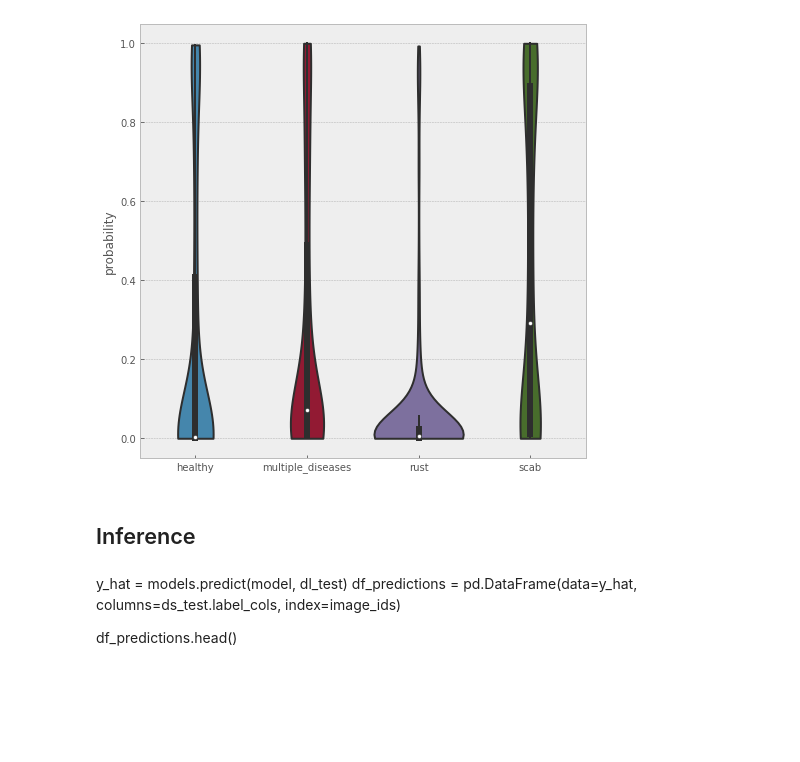
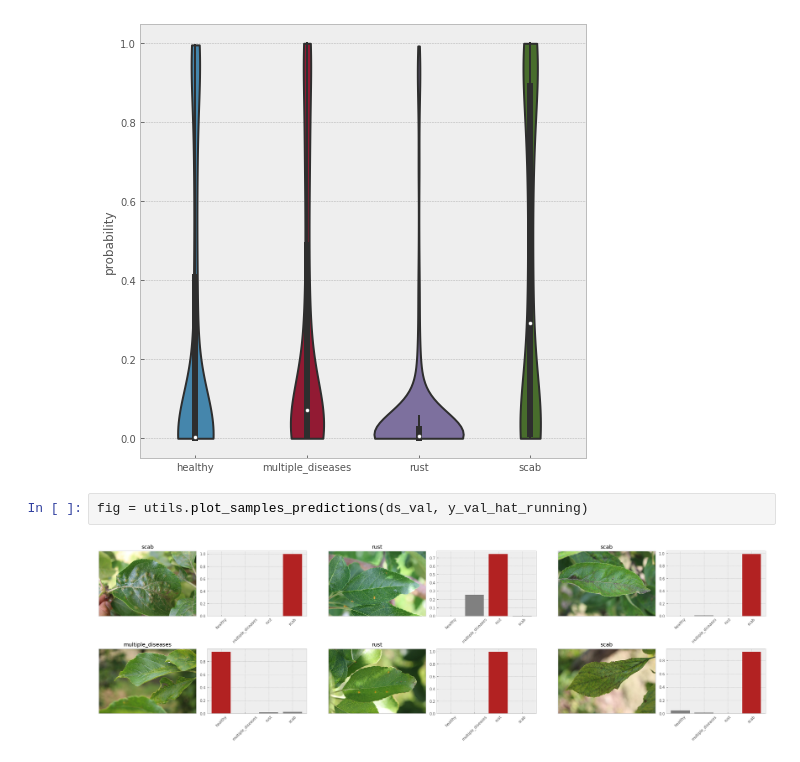
Before and after one commit to clabrugere/plant-pathology-classification, a Jupyter notebook: notebooks/notebook.ipynb, the cells around one changed output. Cells and saved outputs as stored; diff of their text form; blank space fills up the shorter version.

```diff
--- a/notebooks/notebook.ipynb
+++ b/notebooks/notebook.ipynb
@@ -248,10 +257,7 @@ ax.set_ylabel('probability')
 # %% [output]
 Text(0, 0.5, 'probability')
 [figure]
-# %% [markdown]
-## Inference
-# %% [markdown]
-y_hat = models.predict(model, dl_test)
-df_predictions = pd.DataFrame(data=y_hat, columns=ds_test.label_cols, index=image_ids)
-
-df_predictions.head()
+# %%
+fig = utils.plot_samples_predictions(ds_val, y_val_hat_running)
+# %% [output]
+[figure, added]
```
Also changed, not shown: parts of 2 cells of this notebook, 1 other file.
